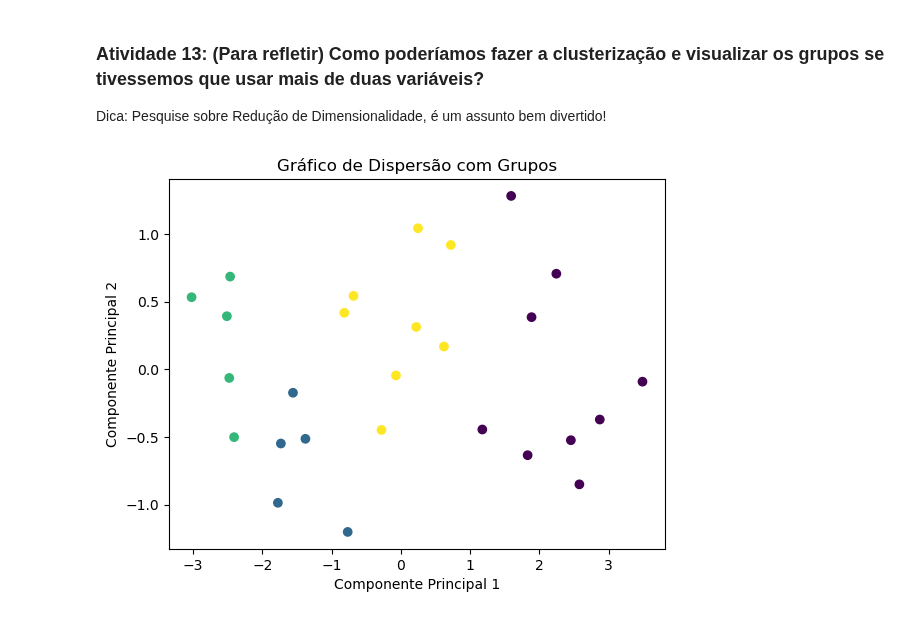
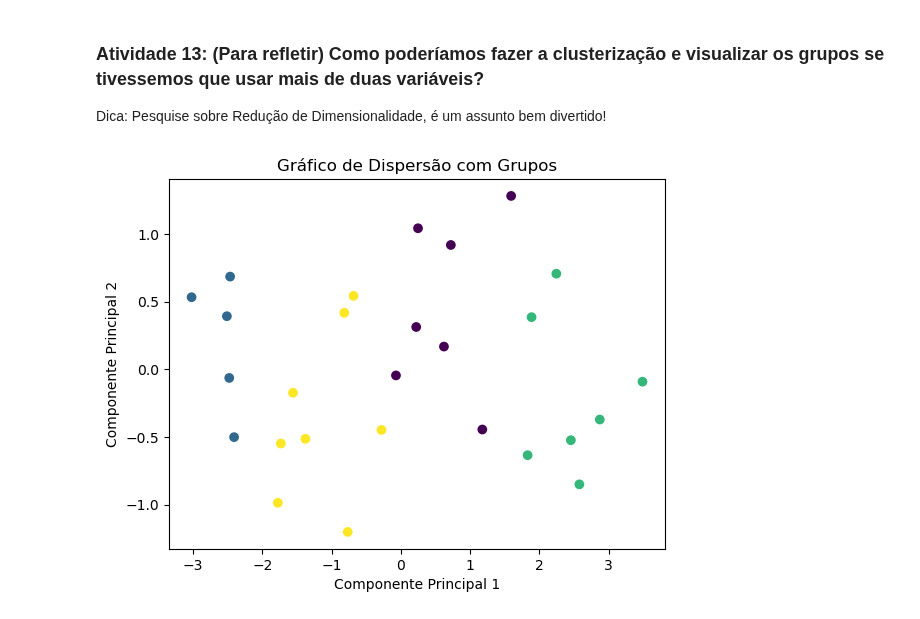
Before and after one commit to jorgelpbarretob/Master-Sirius, a Jupyter notebook: Semana 3/Semana3_Exercício.ipynb, the cells around one changed output. Drawn from its saved outputs; the diff is of its cells as text; code cells hidden in the pictures.

```diff
--- a/Semana 3/Semana3_Exercício.ipynb
+++ b/Semana 3/Semana3_Exercício.ipynb
@@ -364,24 +364,24 @@ Dica: Pesquise sobre Redução de Dimensionalidade, é um assunto bem divertido!
 # %%
 # Redução de dimensionalidade usando PCA
 pca = PCA(n_components=2)
 dados_reduzidos = pca.fit_transform(dados_padronizados)
 
 # Definir o valor de k escolhido para a clusterização
 k = 4
 
 # Realizar a clusterização com o valor de k escolhido
 kmeans = KMeans(n_clusters=k, random_state=42)
-labels = kmeans.fit_predict(dados_padronizados)
+labels = kmeans.fit_predict(dados_reduzidos)
 
 # Adicionar as labels de cluster ao DataFrame original
 dados_selecionados['cluster'] = labels
 
 # Visualizar os grupos em um gráfico de dispersão com as duas principais componentes do PCA
 plt.scatter(dados_reduzidos[:, 0], dados_reduzidos[:, 1], c=labels)
 plt.xlabel('Componente Principal 1')
 plt.ylabel('Componente Principal 2')
 plt.title('Gráfico de Dispersão com Grupos')
 
 plt.show()
 # %% [output]
-[figure, old version]
+[figure, new version]
```
Also changed, not shown: parts of 3 cells of this notebook.
